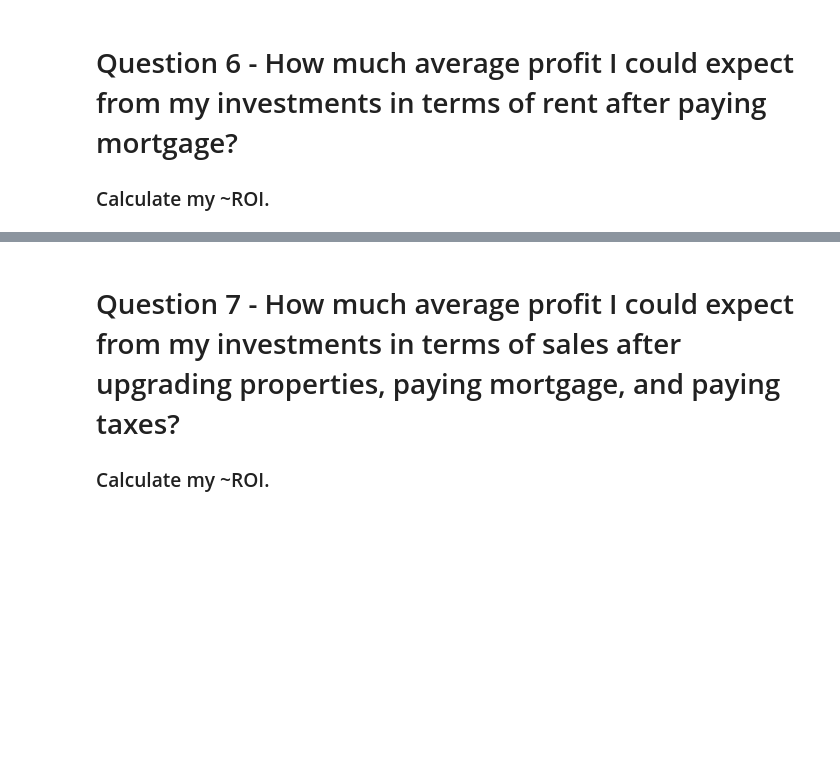
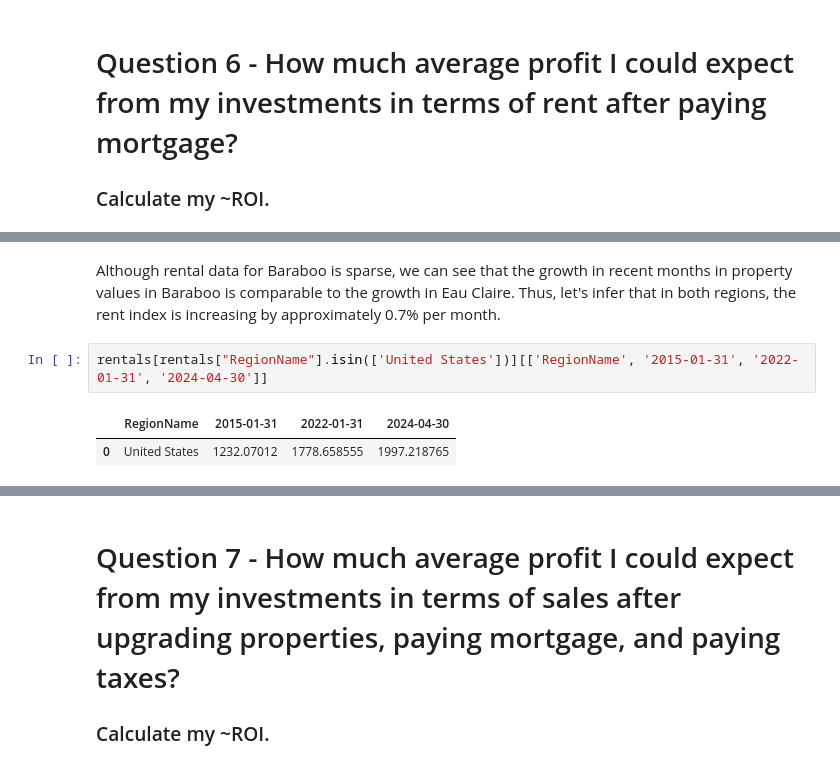
Before and after one commit to leoflewis/final-project, a Jupyter notebook: Project-Notebook.ipynb, the cells around one changed output, grey strips where cells are left out. Drawn from its saved outputs; the diff is of its cells as text; blank space fills up the shorter version.

```diff
--- a/Project-Notebook.ipynb
+++ b/Project-Notebook.ipynb
@@ -610,0 +690,7 @@ Manchester, NH, Hartford, CT, and Lancaster, PA, all appeared in the earlier tab
+# %% [markdown]
+Although rental data for Baraboo is sparse, we can see that the growth in recent months in property values in Baraboo is comparable to the growth in Eau Claire. Thus, let's infer that in both regions, the rent index is increasing by approximately 0.7% per month.
+# %%
+rentals[rentals["RegionName"].isin(['United States'])][['RegionName', '2015-01-31', '2022-01-31', '2024-04-30']]
+# %% [output]
+|  | RegionName | 2015-01-31 | 2022-01-31 | 2024-04-30 |
+| 0 | United States | 1232.07012 | 1778.658555 | 1997.218765 |
```
Also changed, not shown: parts of 21 cells of this notebook.
